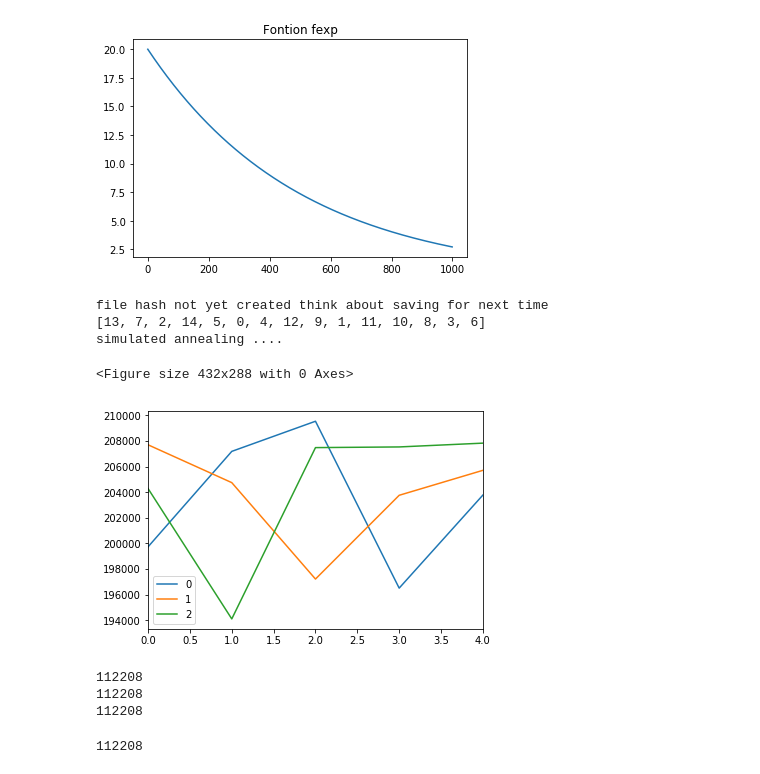
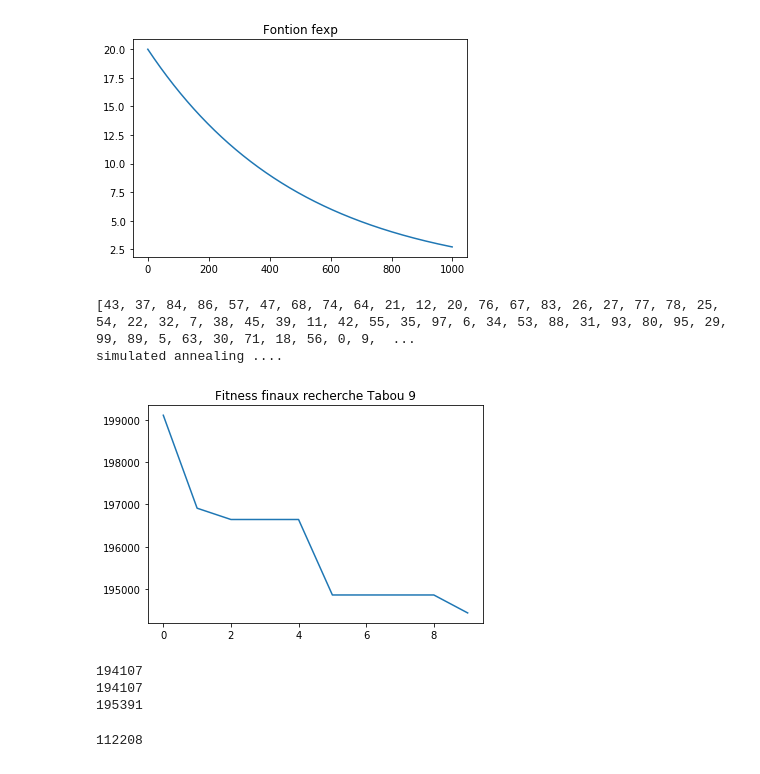
Before and after one commit to M-Garrigues/Quadratic-Assignment-Problem, a Jupyter notebook: notebooks/Taixxa.ipynb, the cells around one changed output. Drawn from its saved outputs; the diff is of its cells as text; code cells hidden in the pictures.

```diff
--- a/notebooks/Taixxa.ipynb
+++ b/notebooks/Taixxa.ipynb
@@ -54,12 +54,12 @@ viewer.plot('Fontion fexp')
 # %%
 start_time = time.time()
 # your code
-elapsed_time = time.time() - start_time
+
 
 
 
 data = Taixxa()
-data.loadFile("tai15a.dat")
+data.loadFile("tai100a.dat")
 
 siman = SimulatedAnnealing(data)
 tabuS = TabuSearch(data)
@@ -70,52 +70,55 @@ sols = []
 sols2 = []
 sols3 = []
 
-for i in range(5):
-    sol, fit1,temps = siman.solve(30, 0.9,500,11,fexpsin)
+for i in range(50):
+    sol, fit1,temps = siman.solve(10+i, 0.9,500,11,fexpsin)
     sols.append(sol.computeCost(data))
 
-for i in range(5):
-    sol, fit1,temps = siman.solve(30, 0.9,500,11,fsin)
+for i in range(50):
+    sol, fit1,temps = siman.solve(10+i, 0.9,500,11,fsin)
     sols2.append(sol.computeCost(data))
 
-for i in range(5):
-    sol, fit1,temps = siman.solve(30, 0.9,500,11,fexp)
+for i in range(50):
+    sol, fit1,temps = siman.solve(10+i, 0.9,500,11,fexp)
     sols3.append(sol.computeCost(data))
 
 lists = list([sols,sols2,sols3])
 df = pd.concat([pd.Series(x) for x in lists], axis=1)
 comp = FitnessComparator(df)
 comp.plot()
+
+data.saveHashMap()
+elapsed_time = time.time() - start_time
+print(elapsed_time)
 # %% [output]
-file hash not yet created think about saving for next time
-[13, 7, 2, 14, 5, 0, 4, 12, 9, 1, 11, 10, 8, 3, 6]
+[43, 37, 84, 86, 57, 47, 68, 74, 64, 21, 12, 20, 76, 67, 83, 26, 27, 77, 78, 25, 54, 22, 32, 7, 38, 45, 39, 11, 42, 55, 35, 97, 6, 34, 53, 88, 31, 93, 80, 95, 29, 99, 89, 5, 63, 30, 71, 18, 56, 0, 9,  ...
 simulated annealing ....
-<Figure size 432x288 with 0 Axes>
-[figure, removed]
 # %%
 data.saveHashMap()
 # %%
 sols = []
 machin = []
-for i in range(20):
-    for j in range(20):
-        sol, fit = tabuS.solve(50,i)
+for i in range(10):
+    for j in range(10):
+        sol, fit = tabuS.solve(100,i)
         sols.append(sol.computeCost(data))
-    machin.append(np.mean(sols))
+    machin.append(np.min(sols))
 viewer = FitnessViewer(np.array(machin))
 viewer.plot('Fitness finaux recherche Tabou '+str(i))
+# %% [output]
+[figure, added]
 # %%
-sols = np.mean(sols)
-sols2 = np.mean(sols2)
-sols3 = np.mean(sols3)
+sols = np.min(sols)
+sols2 = np.min(sols2)
+sols3 = np.min(sols3)
 
 print(sols)
 print(sols2)
 print(sols3)
 # %% [output]
-112208
-112208
-112208
+194107
+194107
+195391
 # %%
 solPerfect = [8,1,6,2,11,10,3,5,9,7,12,4]
 solPerfect = list(map(lambda x: x-1, solPerfect))
```
Also changed, not shown: parts of 15 cells of this notebook, 19 other files.
